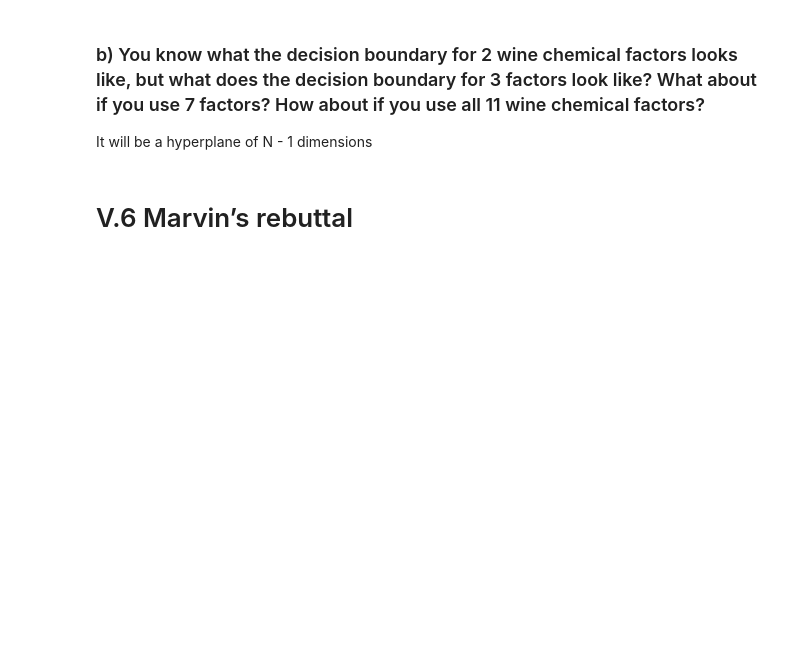
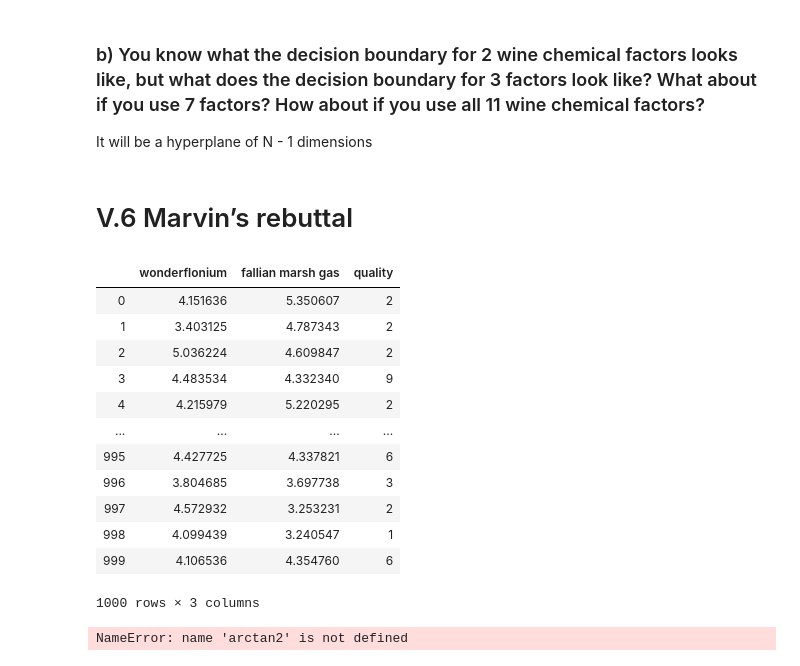
Before and after one commit to o4eredko/ft_sommelier, a Jupyter notebook: notebooks/main.ipynb, the cells around one changed output. Cells and saved outputs as stored; diff of their text form; code cells hidden in the pictures; blank space fills up the shorter version.

Commit message:
Started Part 6 with polar system data

```diff
--- a/notebooks/main.ipynb
+++ b/notebooks/main.ipynb
@@ -604,3 +602,20 @@ Cycle: 2 | Accuracy: 22 | Columns: ['fixed acidity', 'volatile acidity', 'citric
 It will be a hyperplane of N - 1 dimensions
 # %% [markdown]
 # V.6 Marvin’s rebuttal
+# %%
+galactic_data = pd.read_csv('Pan Galactic Gargle Blaster.csv', sep=';')
+fig = plot_scatter_matrix(galactic_data, 6, 5)
+# %% [output]
+|  | wonderflonium | fallian marsh gas | quality |
+| 0 | 4.151636 | 5.350607 | 2 |
+| 1 | 3.403125 | 4.787343 | 2 |
+| 2 | 5.036224 | 4.609847 | 2 |
+| 3 | 4.483534 | 4.332340 | 9 |
+| 4 | 4.215979 | 5.220295 | 2 |
+| ... | ... | ... | ... |
+| 995 | 4.427725 | 4.337821 | 6 |
+| 996 | 3.804685 | 3.697738 | 3 |
+| 997 | 4.572932 | 3.253231 | 2 |
+| 998 | 4.099439 | 3.240547 | 1 |
+| 999 | 4.106536 | 4.354760 | 6 |
+1000 rows × 3 columns
@@ -606,0 +630,10 @@ It will be a hyperplane of N - 1 dimensions
+# %%
+cols = ['wonderflonium', 'fallian marsh gas']
+scaled_data = features_scale(galactic_data)
+X, y = train_split(scaled_data, cols, 6, 5, False)
+# adaline = Adaline(0.005)
+# performance = adaline.fit(X, y, sgd=True)
+# fig = plot_performance(performance, scaled_data, cols, 6, 5)
+rho, phi = cart2pol(X[:, 0], X[:, 1])
+# %% [output]
+NameError: name 'arctan2' is not defined
```
Also changed, not shown: parts of 4 cells of this notebook, 5 other files.
